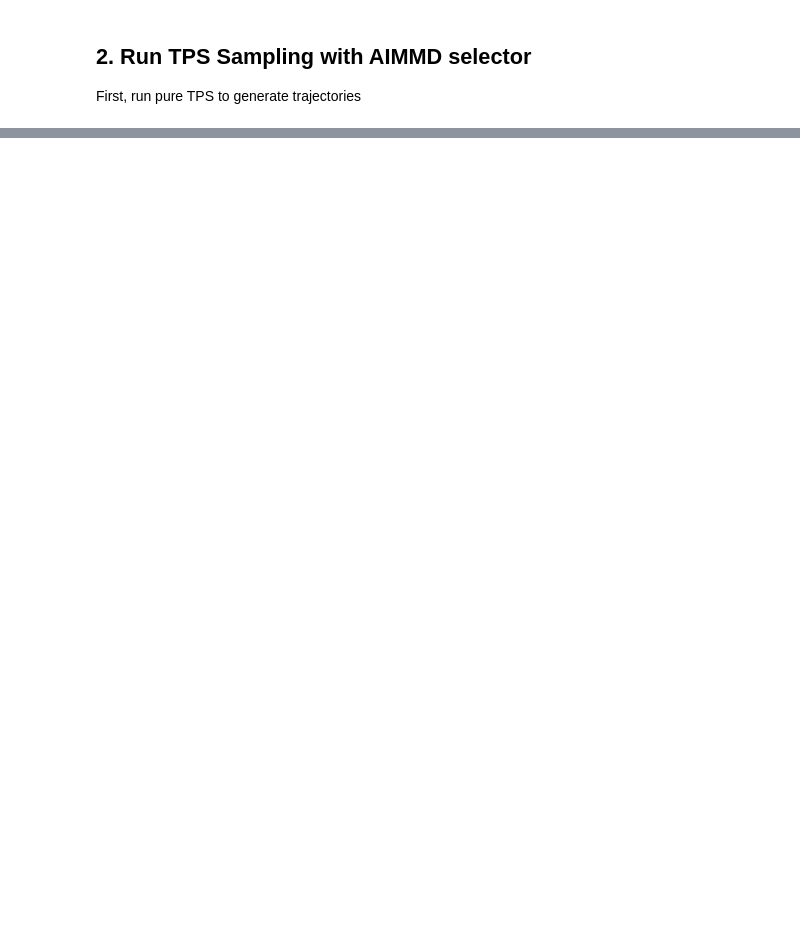
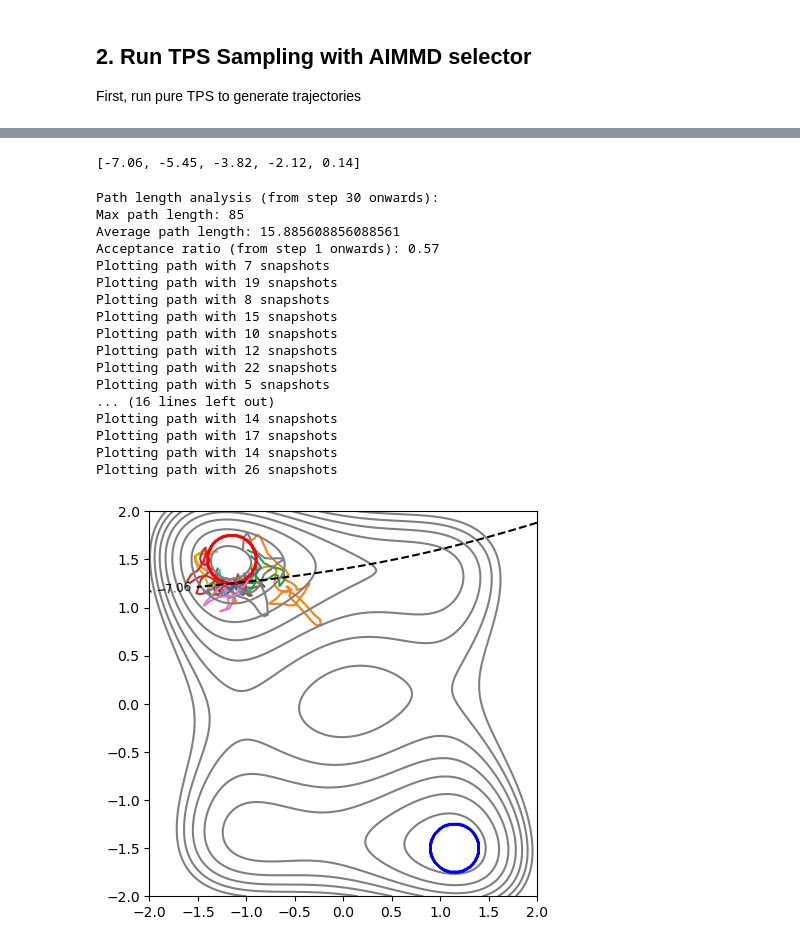
Before and after one commit to Rik-Breebaart/aimmd-tis, a Jupyter notebook: examples/aimmd_with_toy_systems.ipynb, the cells around one changed output, grey strips where cells are left out. Cells and saved outputs as stored; diff of their text form; code cells hidden in the pictures; blank space fills up the shorter version.

```diff
--- a/examples/aimmd_with_toy_systems.ipynb
+++ b/examples/aimmd_with_toy_systems.ipynb
@@ -38,6 +29,14 @@ Imports successful!
 # %%
 %load_ext autoreload
 %autoreload 2
+# %%
+run_TPS = False
+run_stable = False
+run_TIS = False
+compute_rpe_dataset = False
+training_it_1 = True
+steps_per_iteration = 300
+thermalization_steps = 30
 # %% [markdown]
 ## 1.a Setup TPS with ops-setup
 
@@ -281,0 +572,66 @@ TypeError: h5py objects cannot be pickled
+# %%
+print([k["interface_value"] for k in tis_run_summary_forward])
+# %% [output]
+[-7.06, -5.45, -3.82, -2.12, 0.14]
+# %%
+# look at the generated paths from the first interface storage
+increment = 10
+interface_to_plot = [k["interface_value"] for k in tis_run_summary_forward][0]
+interface_indicator = int(np.round(interface_to_plot * 100))
+storage_to_plot = results_dir_it_1 / f"aimmd_tis_storage_forward_i{interface_indicator}.nc"
+tis_ops_storage = paths.Storage(str(storage_to_plot), "r")
+
+
+# ------------- Path length analysis -------------
+path_lengths = [len(step.active[0].trajectory) for step in tis_ops_storage.steps[30:]]  # skip first 50
+max_len = max(path_lengths)
+avg_len = np.mean(path_lengths)
+
+# ------------- Acceptance ratio -------------
+total_steps = len(tis_ops_storage.steps) - 1  # skip step 0
+acceptance_count = np.sum([
+    step.change.accepted for step in tis_ops_storage.steps[1:]
+    if hasattr(step, "change") and hasattr(step.change, "accepted")
+])
+acceptance_ratio = acceptance_count / total_steps if total_steps > 0 else np.nan
+
+print(f"Path length analysis (from step 30 onwards):")
+print(f"Max path length: {max_len}")
+print(f"Average path length: {avg_len}")
+print(f"Acceptance ratio (from step 1 onwards): {acceptance_ratio:.2f}")
+
+fig, ax = plt.subplots(1, 1, figsize=(5, 5))
+for step in tis_ops_storage.steps[30::increment]:
+    path = step.active[0].trajectory
+    print(f"Plotting path with {len(path)} snapshots")
+    ax.plot(path.xyz[:,0,0], path.xyz[:,0,1])
+
+viz.plot_potential_contour(ax=ax)
+viz.plot_states(ax=ax)
+viz.plot_q_contours(
+    tps_model,
+    ax=ax,
+    levels=[interface_to_plot],
+    colors="k",
+    linewidths=1.5,
+ )
+tis_ops_storage.close()
+# %% [output]
+Path length analysis (from step 30 onwards):
+Max path length: 85
+Average path length: 15.885608856088561
+Acceptance ratio (from step 1 onwards): 0.57
+Plotting path with 7 snapshots
+Plotting path with 19 snapshots
+Plotting path with 8 snapshots
+Plotting path with 15 snapshots
+Plotting path with 10 snapshots
+Plotting path with 12 snapshots
+Plotting path with 22 snapshots
+Plotting path with 5 snapshots
+... (16 lines left out)
+Plotting path with 14 snapshots
+Plotting path with 17 snapshots
+Plotting path with 14 snapshots
+Plotting path with 26 snapshots
+[figure, added]
```
Also changed, not shown: parts of 40 cells of this notebook, 7 other files.
